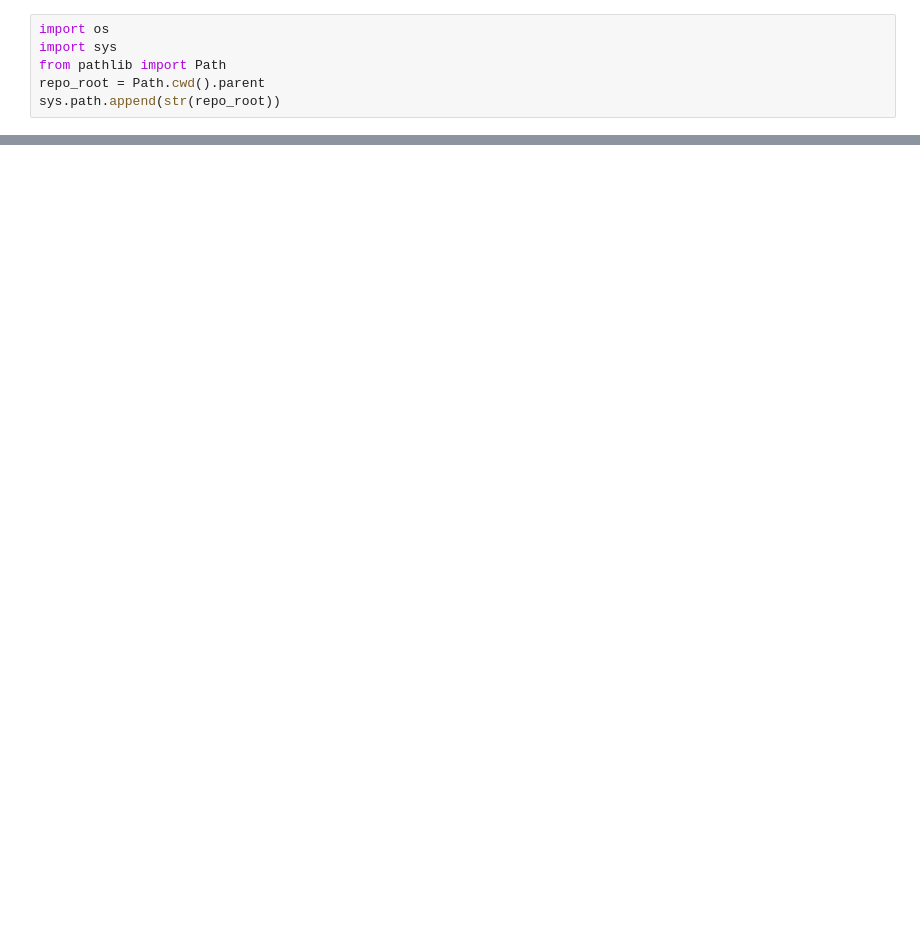
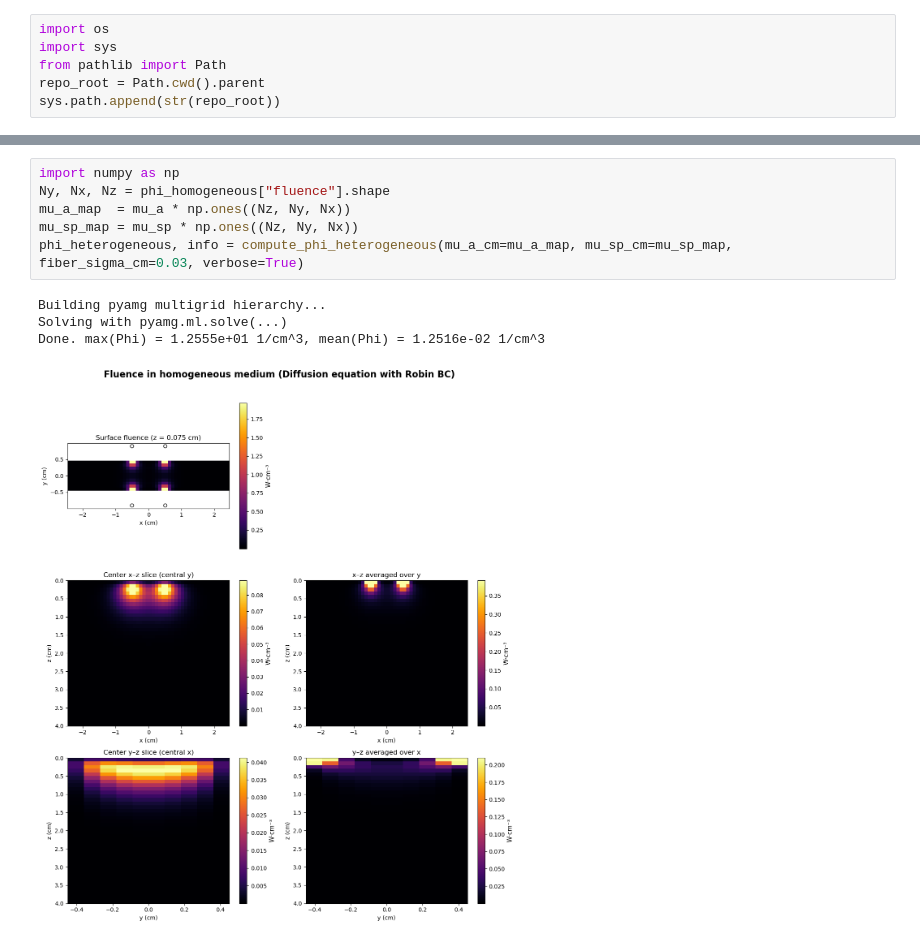
Before and after one commit to OpticalUltrasoundImaging/DOT-guided-PAT-reconstruction, a Jupyter notebook: notebooks/test_phi.ipynb, the cells around one changed output, grey strips where cells are left out. Cells and saved outputs as stored; diff of their text form; blank space fills up the shorter version.

```diff
--- a/notebooks/test_phi.ipynb
+++ b/notebooks/test_phi.ipynb
@@ -24,0 +35,11 @@ Background mus at PAT wavelengths are  [7.6842432  7.60231057 7.54988587 7.47430
+# %%
+import numpy as np
+Ny, Nx, Nz = phi_homogeneous["fluence"].shape
+mu_a_map  = mu_a * np.ones((Nz, Ny, Nx))
+mu_sp_map = mu_sp * np.ones((Nz, Ny, Nx))
+phi_heterogeneous, info = compute_phi_heterogeneous(mu_a_cm=mu_a_map, mu_sp_cm=mu_sp_map, fiber_sigma_cm=0.03, verbose=True)
+# %% [output]
+Building pyamg multigrid hierarchy...
+Solving with pyamg.ml.solve(...)
+Done. max(Phi) = 1.2555e+01 1/cm^3, mean(Phi) = 1.2516e-02 1/cm^3
+[figure, added]
```
Also changed, not shown: parts of 2 cells of this notebook, 5 other files.
